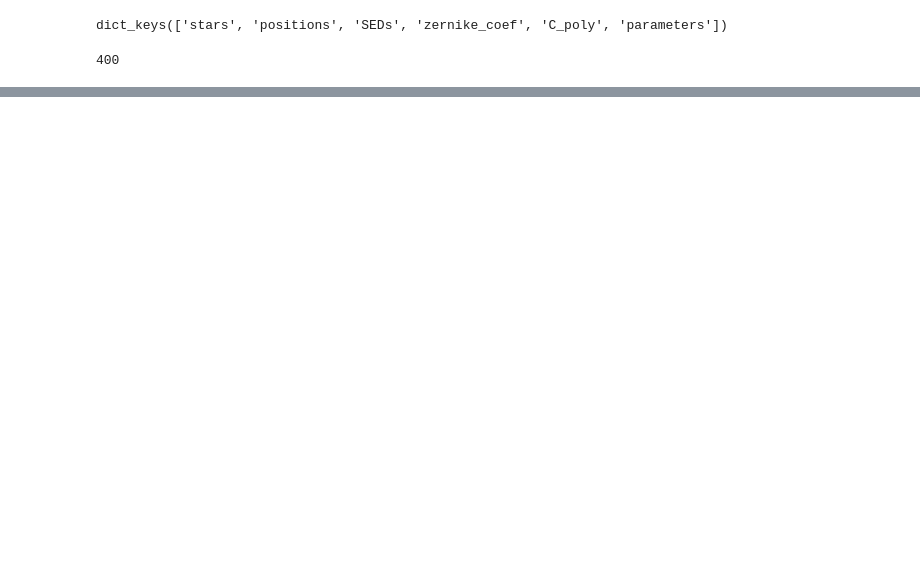
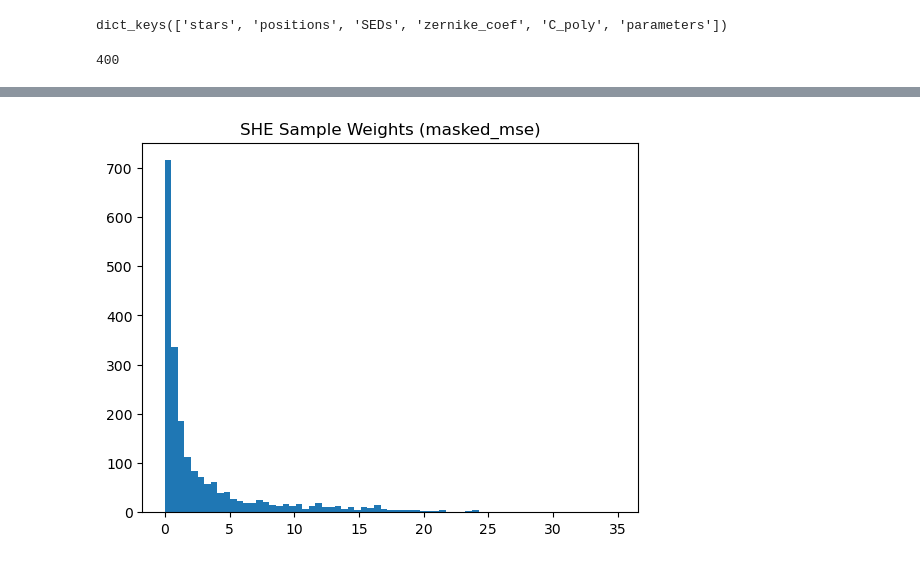
Before and after one commit to CosmoStat/wf-psf, a Jupyter notebook: data/masked_dataset/gen_masked_dataset.ipynb, the cells around one changed output, grey strips where cells are left out. Saved outputs shown, nothing was run; the diff lists cells and outputs as text; code cells hidden in the pictures; blank space fills up the shorter version.

```diff
--- a/data/masked_dataset/gen_masked_dataset.ipynb
+++ b/data/masked_dataset/gen_masked_dataset.ipynb
@@ -106,0 +156,12 @@ plt.show()
+# %%
+she_data = np.load('/sps/euclid/OU-SHE/ObsID_2378/train_dataset_nstars_2090_obs_id_2378.npy', allow_pickle=True)[()]
+# %%
+she_outputs = tf.stack([she_data["noisy_stars"], she_data["masks"]], axis=-1)
+# %%
+she_sample_weights = calculate_sample_weights(she_outputs, use_sample_weights=True, loss="masked_mean_squared_error")
+# %%
+plt.hist(she_sample_weights, bins='auto')
+plt.title("SHE Sample Weights (masked_mse)")
+plt.show()
+# %% [output]
+[figure, added]
```
Also changed, not shown: parts of 15 cells of this notebook, 1 other file.
